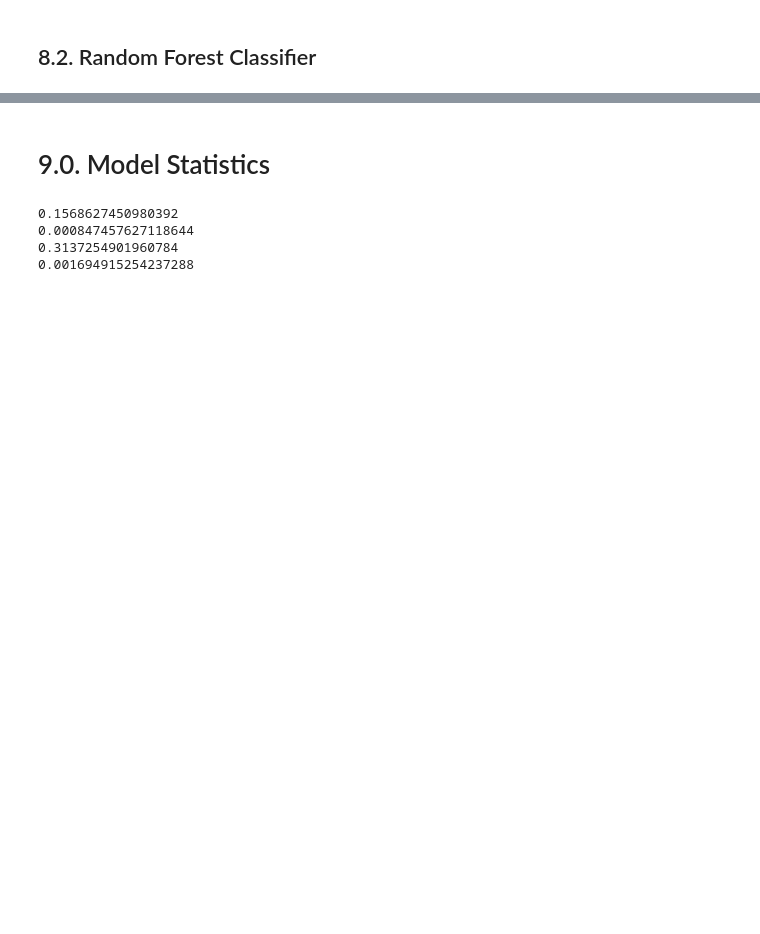
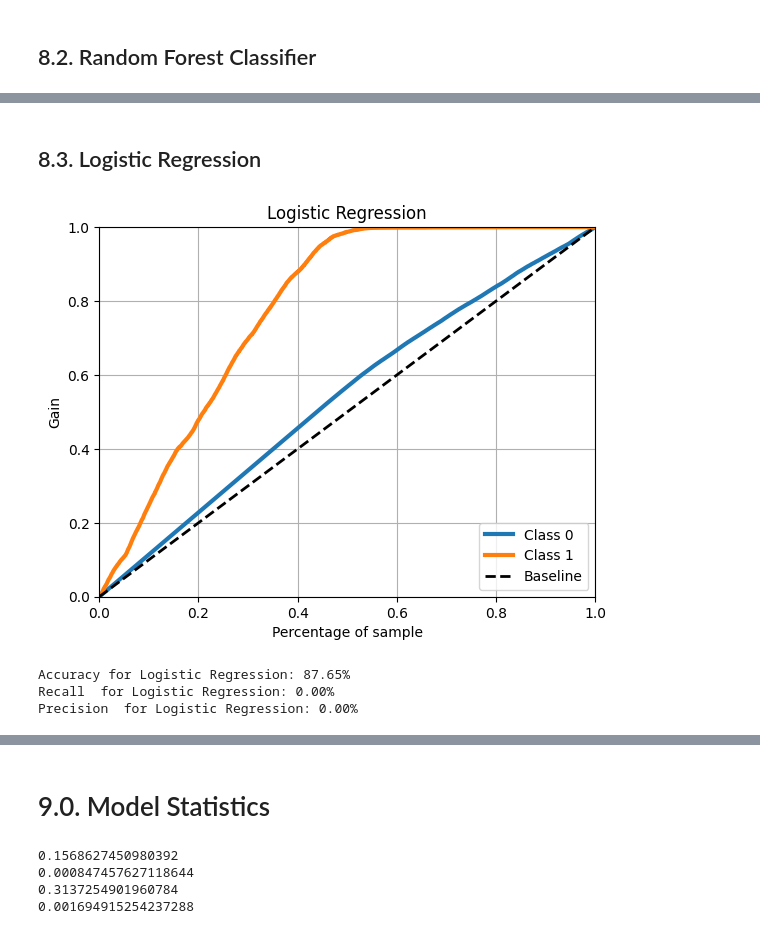
Before and after one commit to IgMnT/Projeto01-PropensaoDeCompra, a Jupyter notebook: notebooks/sales-prediction.ipynb, the cells around one changed output, grey strips where cells are left out. Drawn from its saved outputs; the diff is of its cells as text; code cells hidden in the pictures; blank space fills up the shorter version.

```diff
--- a/notebooks/sales-prediction.ipynb
+++ b/notebooks/sales-prediction.ipynb
@@ -437,0 +438,27 @@ Precision with 2000 estimators: 34.21%
+# %% [markdown]
+## 8.3. Logistic Regression
+# %%
+from sklearn.linear_model import LogisticRegression
+import scikitplot as skplt
+import matplotlib.pyplot as plt
+
+# Assuming X_train, Y_train, X_val, Y_val are already defined
+
+lr_model = LogisticRegression()
+lr_model.fit(X_train, Y_train)
+Y_pred_lr = lr_model.predict_proba(X_val)  # Get probabilities for both classes
+skplt.metrics.plot_cumulative_gain(Y_val, Y_pred_lr)
+plt.title('Logistic Regression')
+plt.show()
+
+#ACC
+print("Accuracy for Logistic Regression: {:.2f}%".format(lr_model.score(X_val, Y_val) * 100))
+#Recall
+print("Recall  for Logistic Regression: {:.2f}%".format(mt.recall_score(Y_val, lr_model.predict(X_val)) * 100))
+#Precision
+print("Precision  for Logistic Regression: {:.2f}%".format( mt.precision_score(Y_val, lr_model.predict(X_val)) * 100))
+# %% [output]
+[figure, added]
+Accuracy for Logistic Regression: 87.65%
+Recall  for Logistic Regression: 0.00%
+Precision  for Logistic Regression: 0.00%
```
Also changed, not shown: parts of 28 cells of this notebook, 15 other files.
